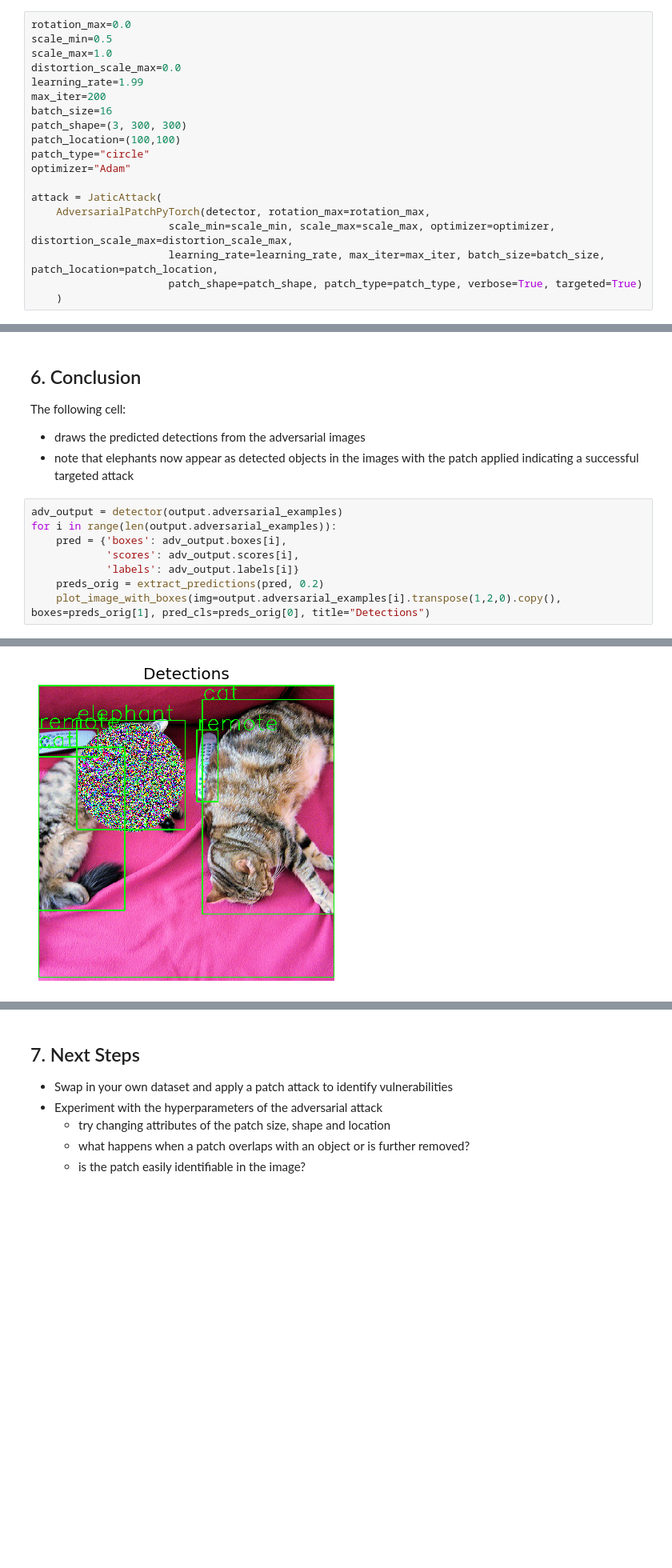
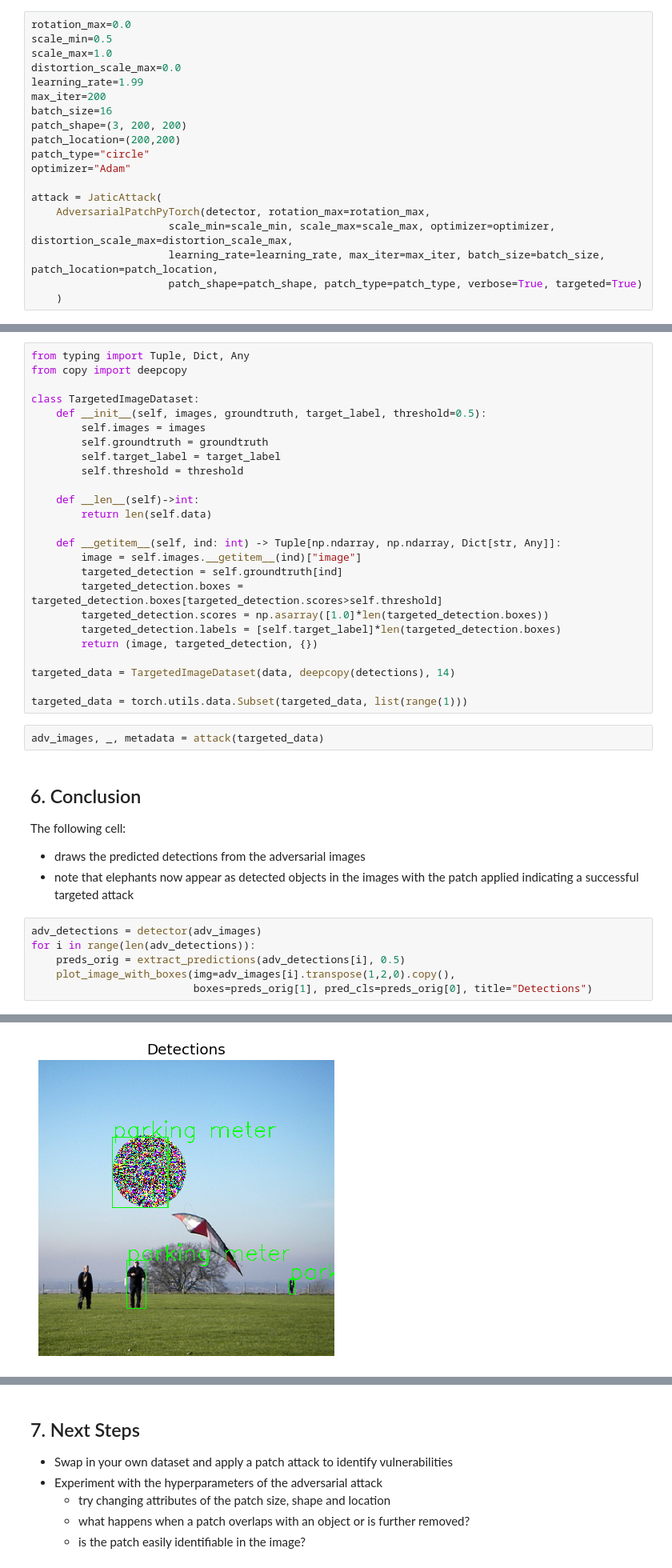
Before and after one commit to IBM/heart-library, a Jupyter notebook: notebooks/6_adversarial_patch_for_object_detection.ipynb, the cells around one changed output, grey strips where cells are left out. Shown at 80% size. Cells and saved outputs as stored; diff of their text form; blank space fills up the shorter version.

```diff
--- a/notebooks/6_adversarial_patch_for_object_detection.ipynb
+++ b/notebooks/6_adversarial_patch_for_object_detection.ipynb
@@ -214,8 +157,8 @@ distortion_scale_max=0.0
 learning_rate=1.99
 max_iter=200
 batch_size=16
-patch_shape=(3, 300, 300)
-patch_location=(100,100)
+patch_shape=(3, 200, 200)
+patch_location=(200,200)
 patch_type="circle"
 optimizer="Adam"
 
@@ -245,16 +180,41 @@ output = attack.run_attack(data=data)
+# %%
+from typing import Tuple, Dict, Any
+from copy import deepcopy
+
+class TargetedImageDataset:
+    def __init__(self, images, groundtruth, target_label, threshold=0.5):
+        self.images = images
+        self.groundtruth = groundtruth
+        self.target_label = target_label
+        self.threshold = threshold
+
+    def __len__(self)->int:
+        return len(self.data)
+
+    def __getitem__(self, ind: int) -> Tuple[np.ndarray, np.ndarray, Dict[str, Any]]:
+        image = self.images.__getitem__(ind)["image"]
+        targeted_detection = self.groundtruth[ind]
+        targeted_detection.boxes = targeted_detection.boxes[targeted_detection.scores>self.threshold]
+        targeted_detection.scores = np.asarray([1.0]*len(targeted_detection.boxes))
+        targeted_detection.labels = [self.target_label]*len(targeted_detection.boxes)
+        return (image, targeted_detection, {})
+
+targeted_data = TargetedImageDataset(data, deepcopy(detections), 14)
+
+targeted_data = torch.utils.data.Subset(targeted_data, list(range(1)))
+# %%
+adv_images, _, metadata = attack(targeted_data)
 # %% [markdown]
 ## 6. Conclusion
 The following cell:
 - draws the predicted detections from the adversarial images
 - note that elephants now appear as detected objects in the images with the patch applied indicating a successful targeted attack
 # %%
-adv_output = detector(output.adversarial_examples)
-for i in range(len(output.adversarial_examples)):
-    pred = {'boxes': adv_output.boxes[i],
-            'scores': adv_output.scores[i],
-            'labels': adv_output.labels[i]}
-    preds_orig = extract_predictions(pred, 0.2)
-    plot_image_with_boxes(img=output.adversarial_examples[i].transpose(1,2,0).copy(), boxes=preds_orig[1], pred_cls=preds_orig[0], title="Detections")
+adv_detections = detector(adv_images)
+for i in range(len(adv_detections)):
+    preds_orig = extract_predictions(adv_detections[i], 0.5)
+    plot_image_with_boxes(img=adv_images[i].transpose(1,2,0).copy(),
+                          boxes=preds_orig[1], pred_cls=preds_orig[0], title="Detections")
 # %% [output]
 Clipping input data to the valid range for imshow with RGB data ([0..1] for floats or [0..255] for integers).
-[figure, old version]
+[figure, new version]
```
Also changed, not shown: parts of 15 cells of this notebook, 37 other files.
